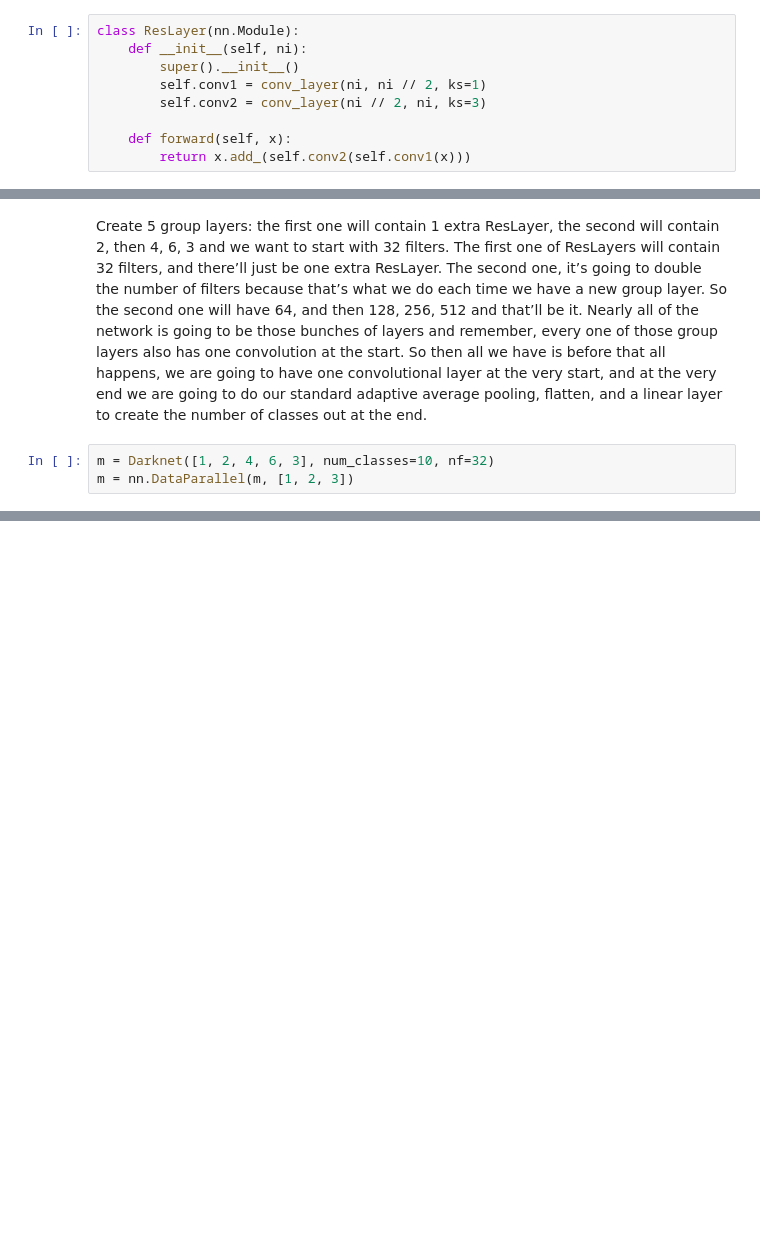
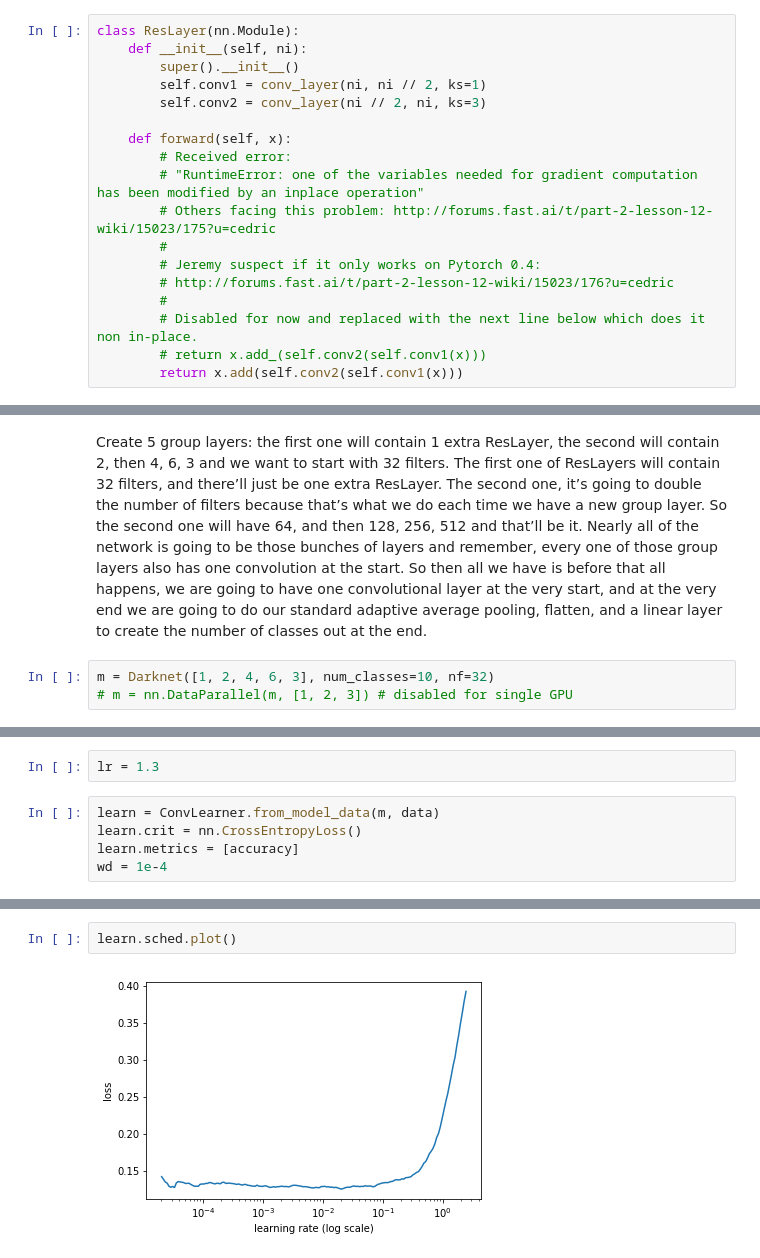
Before and after one commit to Sundragon1993/fastai, a Jupyter notebook: courses/dl2/cifar10-darknet.ipynb, the cells around one changed output, grey strips where cells are left out. Cells and saved outputs as stored; diff of their text form; blank space fills up the shorter version.

```diff
--- a/courses/dl2/cifar10-darknet.ipynb
+++ b/courses/dl2/cifar10-darknet.ipynb
@@ -82,7 +85,16 @@ class ResLayer(nn.Module):
         self.conv2 = conv_layer(ni // 2, ni, ks=3)
 
     def forward(self, x):
-        return x.add_(self.conv2(self.conv1(x)))
+        # Received error:
+        # "RuntimeError: one of the variables needed for gradient computation has been modified by an inplace operation"
+        # Others facing this problem: http://forums.fast.ai/t/part-2-lesson-12-wiki/15023/175?u=cedric
+        #
+        # Jeremy suspect if it only works on Pytorch 0.4:
+        # http://forums.fast.ai/t/part-2-lesson-12-wiki/15023/176?u=cedric
+        #
+        # Disabled for now and replaced with the next line below which does it non in-place.
+        # return x.add_(self.conv2(self.conv1(x)))
+        return x.add(self.conv2(self.conv1(x)))
 # %%
 class Darknet(nn.Module):
     def make_group_layer(self, ch_in, num_blocks, stride=1):
@@ -106,4 +118,4 @@ class Darknet(nn.Module):
 Create 5 group layers: the first one will contain 1 extra ResLayer, the second will contain 2, then 4, 6, 3 and we want to start with 32 filters. The first one of ResLayers will contain 32 filters, and there’ll just be one extra ResLayer. The second one, it’s going to double the number of filters because that’s what we do each time we have a new group layer. So the second one will have 64, and then 128, 256, 512 and that’ll be it. Nearly all of the network is going to be those bunches of layers and remember, every one of those group layers also has one convolution at the start. So then all we have is before that all happens, we are going to have one convolutional layer at the very start, and at the very end we are going to do our standard adaptive average pooling, flatten, and a linear layer to create the number of classes out at the end.
 # %%
 m = Darknet([1, 2, 4, 6, 3], num_classes=10, nf=32)
-m = nn.DataParallel(m, [1, 2, 3])
+# m = nn.DataParallel(m, [1, 2, 3]) # disabled for single GPU
@@ -109,0 +124,7 @@ m = nn.DataParallel(m, [1, 2, 3])
+# %%
+lr = 1.3
+# %%
+learn = ConvLearner.from_model_data(m, data)
+learn.crit = nn.CrossEntropyLoss()
+learn.metrics = [accuracy]
+wd = 1e-4
@@ -109,0 +181,4 @@ m = nn.DataParallel(m, [1, 2, 3])
+# %%
+learn.sched.plot()
+# %% [output]
+[figure, added]
```
Also changed, not shown: parts of 22 cells of this notebook.
